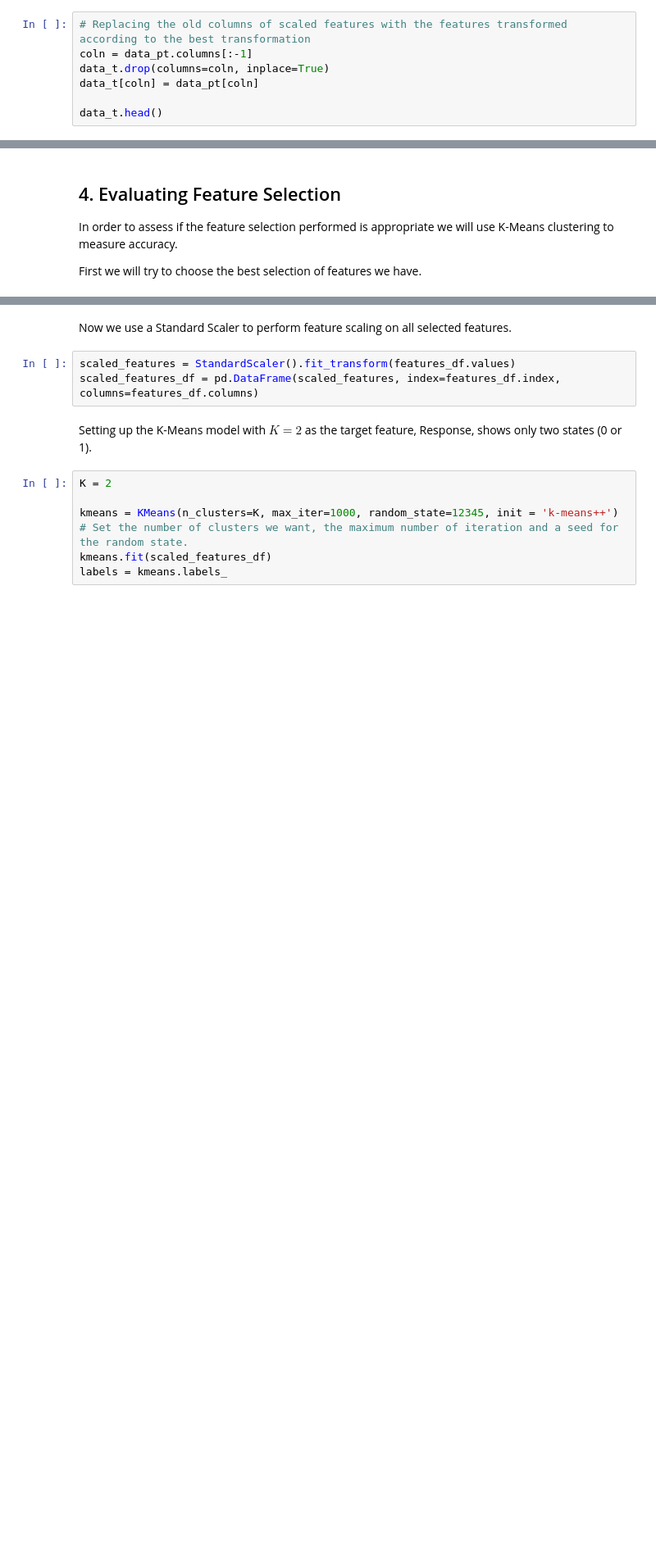
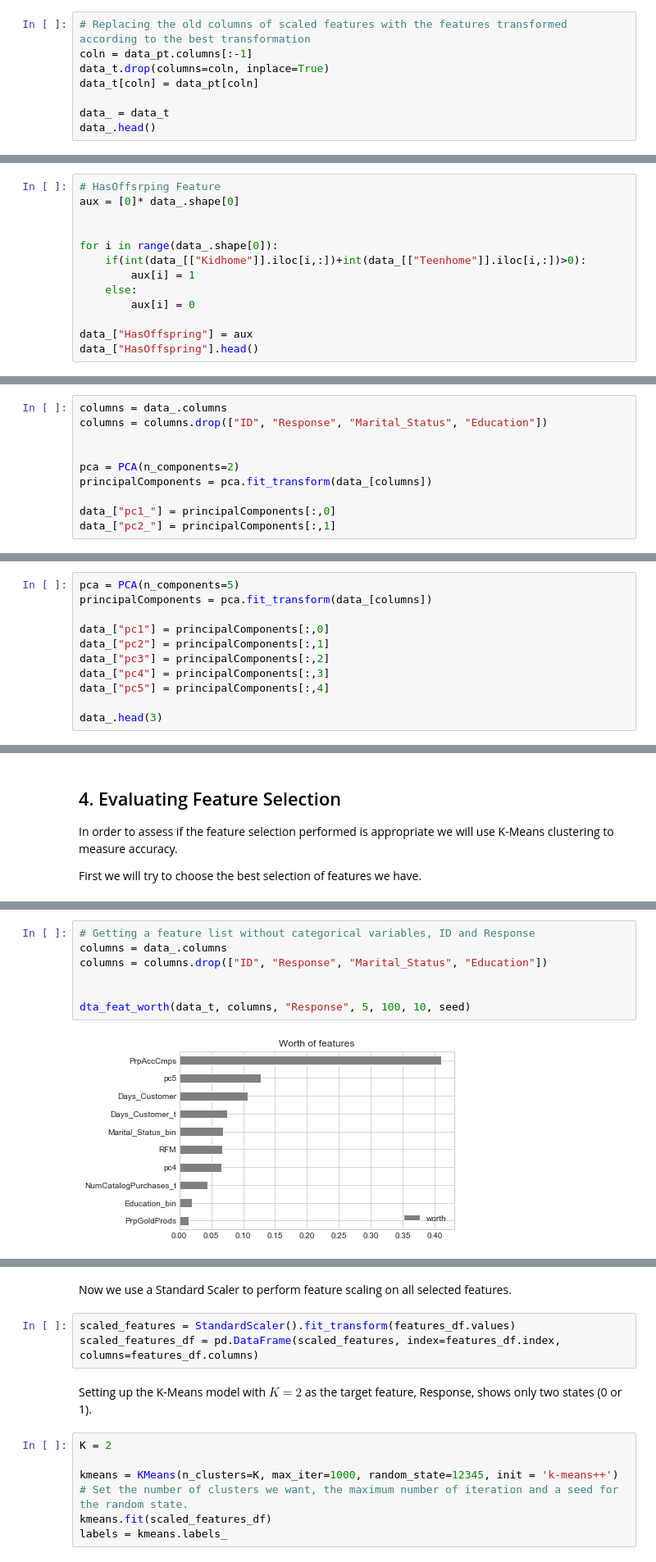
Before and after one commit to RodolfoLSS/machine_learning_classification, a Jupyter notebook: Feature_Exploration.ipynb, the cells around one changed output, grey strips where cells are left out. Shown at 82% size. Saved outputs shown, nothing was run; the diff lists cells and outputs as text; blank space fills up the shorter version.

```diff
--- a/Feature_Exploration.ipynb
+++ b/Feature_Exploration.ipynb
@@ -992,7 +970,8 @@ coln = data_pt.columns[:-1]
 data_t.drop(columns=coln, inplace=True)
 data_t[coln] = data_pt[coln]
 
-data_t.head()
+data_ = data_t
+data_.head()
 # %% [output]
 |  | ID | Year_Birth | Education | Marital_Status | Income | Kidhome | Teenhome | Recency | MntWines | ... |
 | 525 | 2258 | 1986 | Graduation | Married | 32880.0 | 1 | 0 | 76 | 8 | ... |
@@ -1033,0 +1222,13 @@ sum(data_[['AcceptedCmp3', 'AcceptedCmp4', 'AcceptedCmp5', 'AcceptedCmp1', 'Acce
+# %%
+# HasOffsrping Feature
+aux = [0]* data_.shape[0]
+
+
+for i in range(data_.shape[0]):
+    if(int(data_[["Kidhome"]].iloc[i,:])+int(data_[["Teenhome"]].iloc[i,:])>0):
+        aux[i] = 1
+    else:
+        aux[i] = 0
+
+data_["HasOffspring"] = aux
+data_["HasOffspring"].head()
@@ -1033,0 +1263,10 @@ sum(data_[['AcceptedCmp3', 'AcceptedCmp4', 'AcceptedCmp5', 'AcceptedCmp1', 'Acce
+# %%
+columns = data_.columns
+columns = columns.drop(["ID", "Response", "Marital_Status", "Education"])
+
+
+pca = PCA(n_components=2)
+principalComponents = pca.fit_transform(data_[columns])
+
+data_["pc1_"] = principalComponents[:,0]
+data_["pc2_"] = principalComponents[:,1]
@@ -1033,0 +1275,11 @@ sum(data_[['AcceptedCmp3', 'AcceptedCmp4', 'AcceptedCmp5', 'AcceptedCmp1', 'Acce
+# %%
+pca = PCA(n_components=5)
+principalComponents = pca.fit_transform(data_[columns])
+
+data_["pc1"] = principalComponents[:,0]
+data_["pc2"] = principalComponents[:,1]
+data_["pc3"] = principalComponents[:,2]
+data_["pc4"] = principalComponents[:,3]
+data_["pc5"] = principalComponents[:,4]
+
+data_.head(3)
@@ -1080,0 +1322,9 @@ features_df = data_t[feature_list]
+# %%
+# Getting a feature list without categorical variables, ID and Response
+columns = data_.columns
+columns = columns.drop(["ID", "Response", "Marital_Status", "Education"])
+
+
+dta_feat_worth(data_t, columns, "Response", 5, 100, 10, seed)
+# %% [output]
+[figure, added]
```
Also changed, not shown: parts of 55 cells of this notebook.
